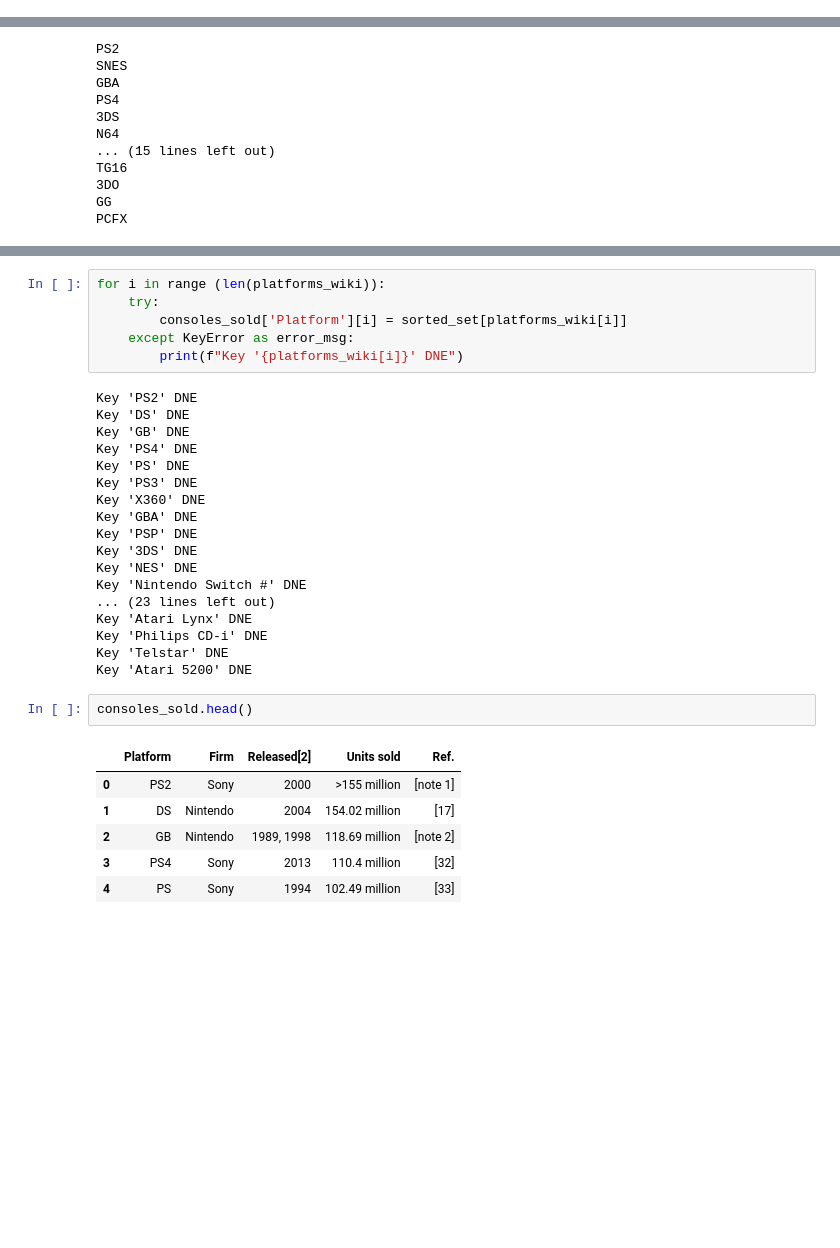
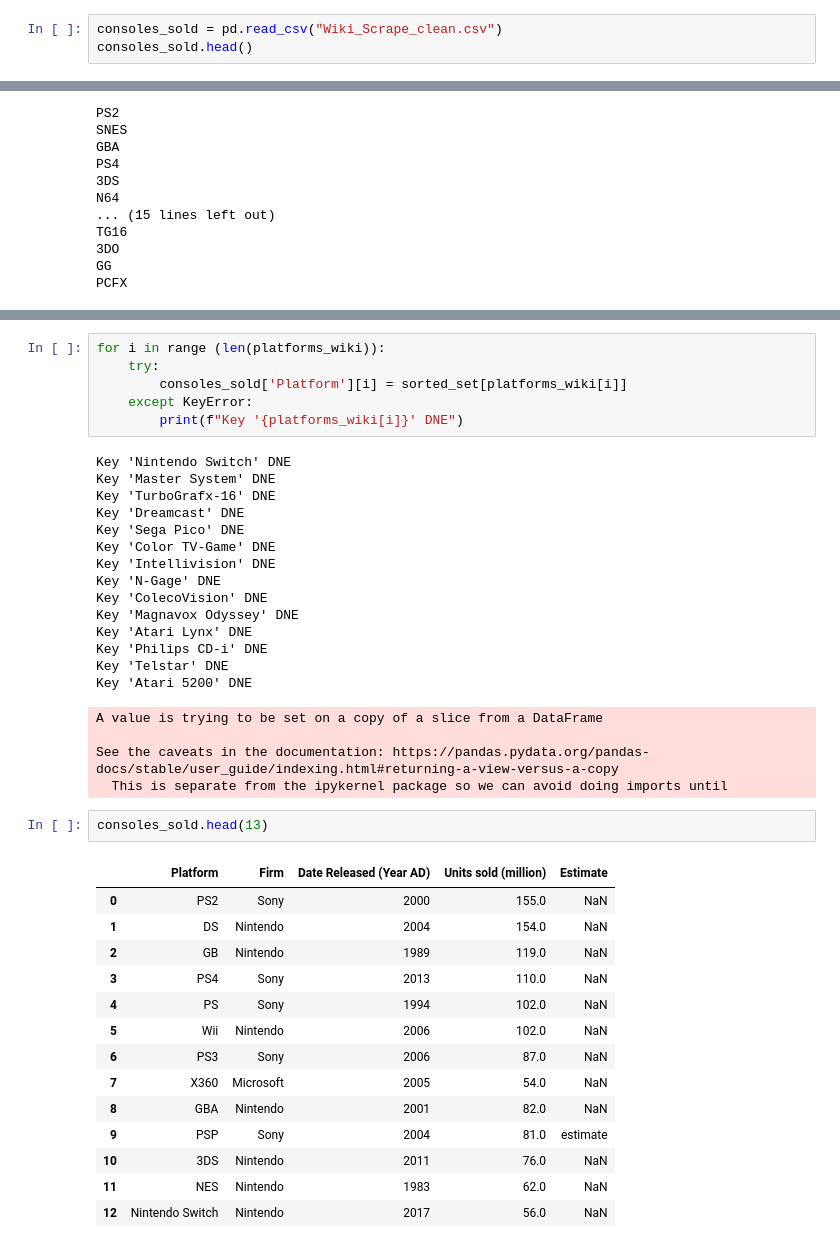
Before and after one commit to ankur-sri/ETL-project, a Jupyter notebook: Wikipedia_Scraper.ipynb, the cells around one changed output, grey strips where cells are left out. Drawn from its saved outputs; the diff is of its cells as text; blank space fills up the shorter version.

```diff
--- a/Wikipedia_Scraper.ipynb
+++ b/Wikipedia_Scraper.ipynb
@@ -63,0 +56,3 @@ consoles_sold.head()
+# %%
+consoles_sold = pd.read_csv("Wiki_Scrape_clean.csv")
+consoles_sold.head()
@@ -199,32 +201,41 @@ Don't have Atari 5200; '5200' doesn't match
 for i in range (len(platforms_wiki)):
     try:
         consoles_sold['Platform'][i] = sorted_set[platforms_wiki[i]]
-    except KeyError as error_msg:
+    except KeyError:
         print(f"Key '{platforms_wiki[i]}' DNE")
 # %% [output]
-Key 'PS2' DNE
-Key 'DS' DNE
-Key 'GB' DNE
-Key 'PS4' DNE
-Key 'PS' DNE
-Key 'PS3' DNE
-Key 'X360' DNE
-Key 'GBA' DNE
-Key 'PSP' DNE
-Key '3DS' DNE
-Key 'NES' DNE
-Key 'Nintendo Switch #' DNE
-... (23 lines left out)
+Key 'Nintendo Switch' DNE
+Key 'Master System' DNE
+Key 'TurboGrafx-16' DNE
+Key 'Dreamcast' DNE
+Key 'Sega Pico' DNE
+Key 'Color TV-Game' DNE
+Key 'Intellivision' DNE
+Key 'N-Gage' DNE
+Key 'ColecoVision' DNE
+Key 'Magnavox Odyssey' DNE
 Key 'Atari Lynx' DNE
 Key 'Philips CD-i' DNE
 Key 'Telstar' DNE
 Key 'Atari 5200' DNE
+A value is trying to be set on a copy of a slice from a DataFrame
+
+See the caveats in the documentation: https://pandas.pydata.org/pandas-docs/stable/user_guide/indexing.html#returning-a-view-versus-a-copy
+  This is separate from the ipykernel package so we can avoid doing imports until
 # %%
-consoles_sold.head()
+consoles_sold.head(13)
 # %% [output]
-|  | Platform | Firm | Released[2] | Units sold | Ref. |
-| 0 | PS2 | Sony | 2000 | >155 million | [note 1] |
-| 1 | DS | Nintendo | 2004 | 154.02 million | [17] |
-| 2 | GB | Nintendo | 1989, 1998 | 118.69 million | [note 2] |
-| 3 | PS4 | Sony | 2013 | 110.4 million | [32] |
-| 4 | PS | Sony | 1994 | 102.49 million | [33] |
+|  | Platform | Firm | Date Released (Year AD) | Units sold (million) | Estimate |
+| 0 | PS2 | Sony | 2000 | 155.0 | NaN |
+| 1 | DS | Nintendo | 2004 | 154.0 | NaN |
+| 2 | GB | Nintendo | 1989 | 119.0 | NaN |
+| 3 | PS4 | Sony | 2013 | 110.0 | NaN |
+| 4 | PS | Sony | 1994 | 102.0 | NaN |
+| 5 | Wii | Nintendo | 2006 | 102.0 | NaN |
+| 6 | PS3 | Sony | 2006 | 87.0 | NaN |
+| 7 | X360 | Microsoft | 2005 | 54.0 | NaN |
+| 8 | GBA | Nintendo | 2001 | 82.0 | NaN |
+| 9 | PSP | Sony | 2004 | 81.0 | estimate |
+| 10 | 3DS | Nintendo | 2011 | 76.0 | NaN |
+| 11 | NES | Nintendo | 1983 | 62.0 | NaN |
+| 12 | Nintendo Switch | Nintendo | 2017 | 56.0 | NaN |
```
Also changed, not shown: parts of 14 cells of this notebook.
